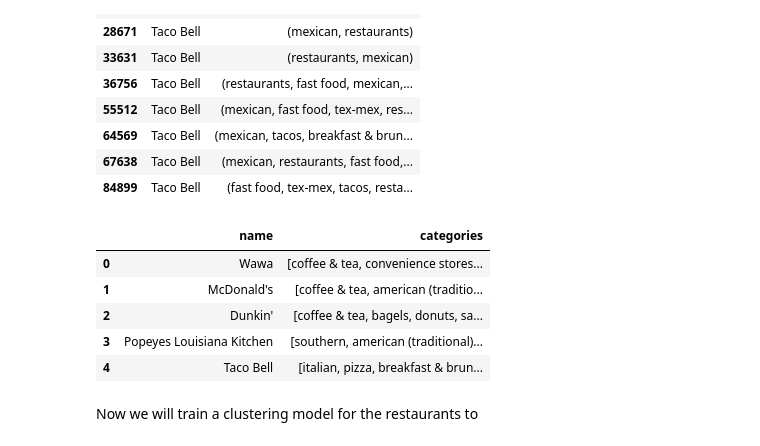
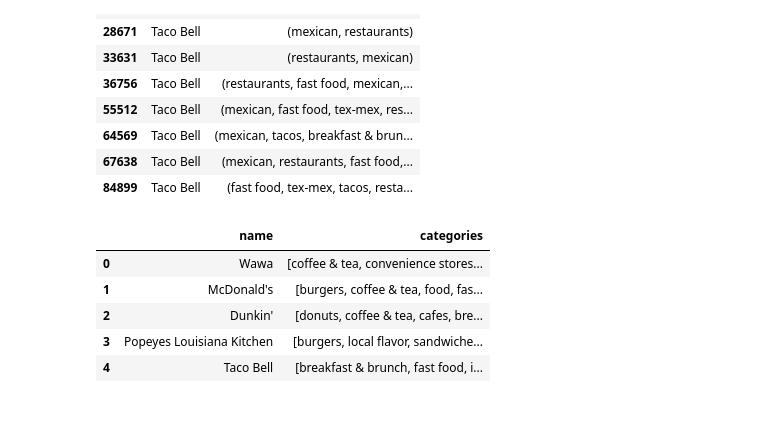
Before and after one commit to kwanchmn/Advanced-topics-in-ML, a Jupyter notebook: Baldur/baldur_task_2.ipynb, the cells around one changed output. Drawn from its saved outputs; the diff is of its cells as text; code cells hidden in the pictures; blank space fills up the shorter version.

Commit message:
Created functions for cluster analysis and tried to tune hyperparameters

```diff
--- a/Baldur/baldur_task_2.ipynb
+++ b/Baldur/baldur_task_2.ipynb
@@ -560,26 +558,26 @@ Name: count, Length: 4691, dtype: int64
 # %%
 # Concatenating all distinct categories for each restaurant
 def combine_cats(restaurant):
     categories = resto_cats.query("name == @restaurant")["categories"].to_list()
-    return list(set(chain(*categories)))
+    categories = set(chain(*categories))
+    categories.difference_update(set(["restaurants", "pop-up restaurants"]))
+    return list(categories)
 
 resto_cats_dict = {}
 
 for resto in restaurant_counts.index:
     resto_cats_dict[resto] = combine_cats(resto)
 
-resto_cats = pd.DataFrame({"name": resto_cats_dict.keys(),
-                           "categories": resto_cats_dict.values()})
+resto_cats_df = pd.DataFrame({"name": resto_cats_dict.keys(),
+                              "categories": resto_cats_dict.values()})
 
 #
-assert resto_cats.shape[0] == n_restos
-resto_cats.head()
+assert resto_cats_df.shape[0] == n_restos
+resto_cats_df.head()
 # %% [output]
 |  | name | categories |
 | 0 | Wawa | [coffee & tea, convenience stores... |
-| 1 | McDonald's | [coffee & tea, american (traditio... |
-| 2 | Dunkin' | [coffee & tea, bagels, donuts, sa... |
-| 3 | Popeyes Louisiana Kitchen | [southern, american (traditional)... |
-| 4 | Taco Bell | [italian, pizza, breakfast & brun... |
+| 1 | McDonald's | [burgers, coffee & tea, food, fas... |
+| 2 | Dunkin' | [donuts, coffee & tea, cafes, bre... |
+| 3 | Popeyes Louisiana Kitchen | [burgers, local flavor, sandwiche... |
+| 4 | Taco Bell | [breakfast & brunch, fast food, i... |
-# %% [markdown]
-Now we will train a clustering model for the restaurants to
```
Also changed, not shown: parts of 16 cells of this notebook.
